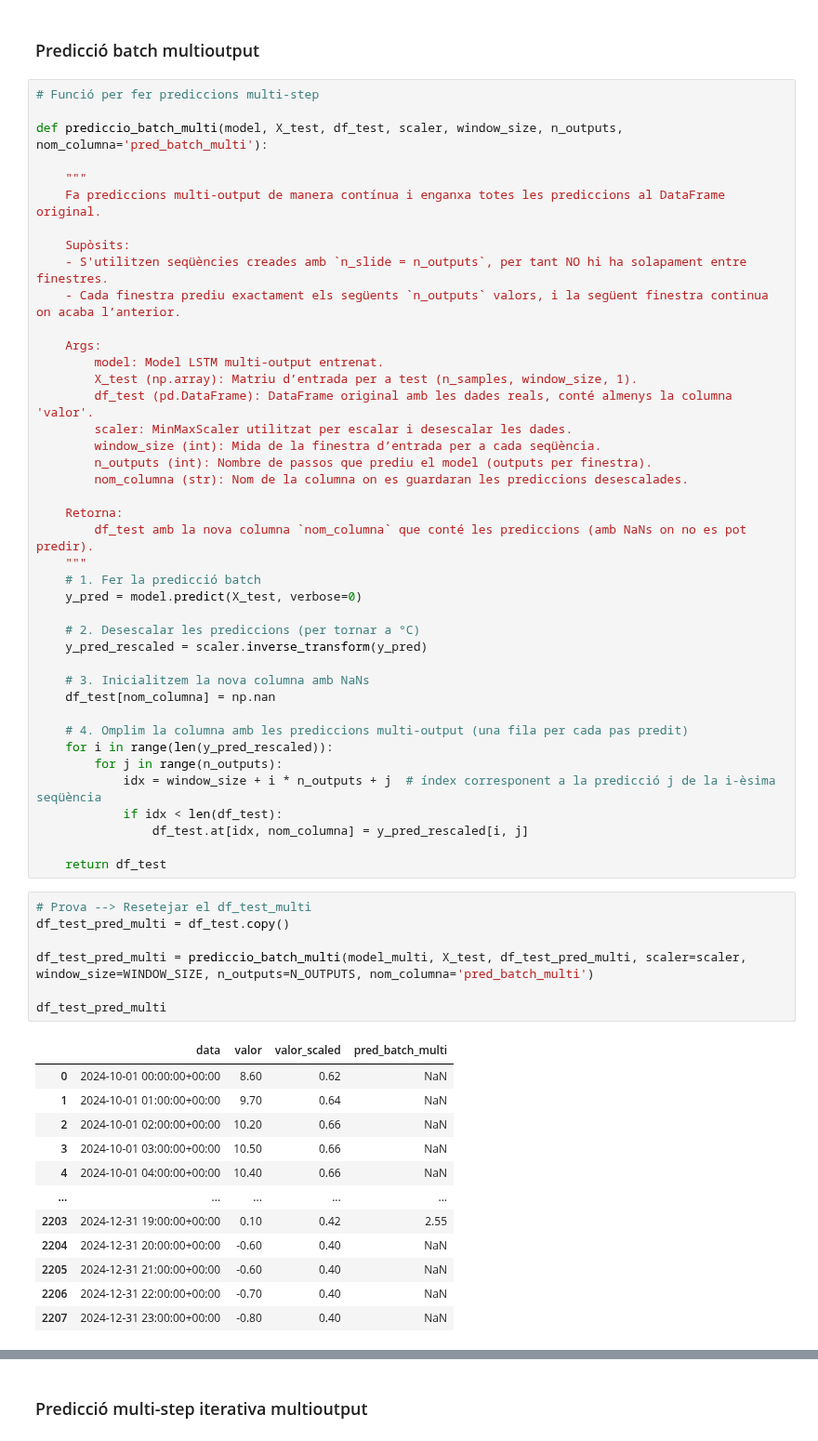
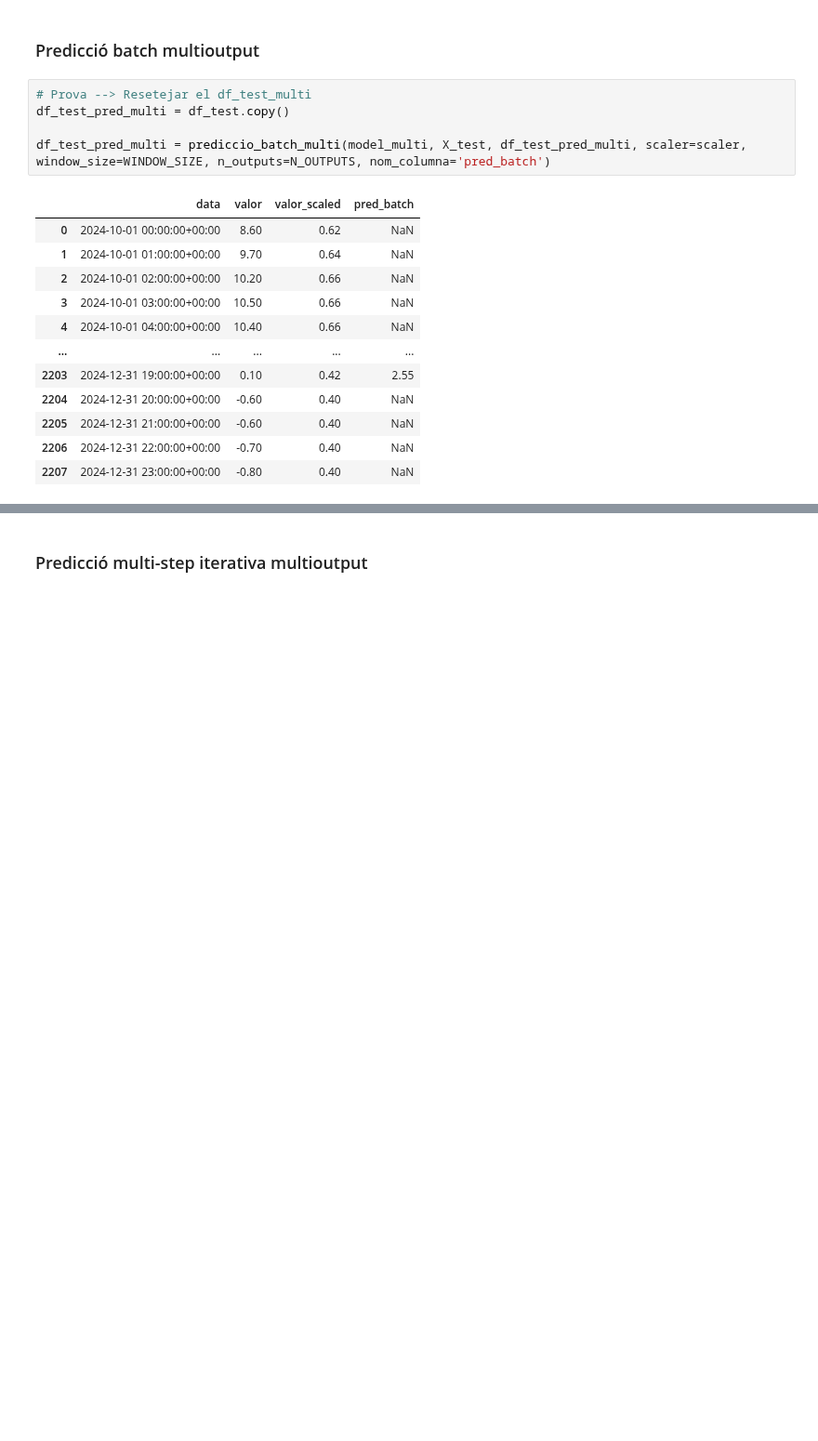
Before and after one commit to Paurro/TFM_SCM_Temperature_Forecasting_ML, a Jupyter notebook: models_prediccio/lstm_model.ipynb, the cells around one changed output, grey strips where cells are left out. Shown at 93% size. Saved outputs shown, nothing was run; the diff lists cells and outputs as text; blank space fills up the shorter version.

```diff
--- a/models_prediccio/lstm_model.ipynb
+++ b/models_prediccio/lstm_model.ipynb
@@ -1023,56 +691,13 @@ None
 ## Prediccions del model Multioutput
 # %% [markdown]
 ### Predicció batch multioutput
-# %%
-# Funció per fer prediccions multi-step
-
-def prediccio_batch_multi(model, X_test, df_test, scaler, window_size, n_outputs, nom_columna='pred_batch_multi'):
-
-    """
-    Fa prediccions multi-output de manera contínua i enganxa totes les prediccions al DataFrame original.
-
-    Supòsits:
-    - S'utilitzen seqüències creades amb `n_slide = n_outputs`, per tant NO hi ha solapament entre finestres.
-    - Cada finestra prediu exactament els següents `n_outputs` valors, i la següent finestra continua on acaba l’anterior.
-
-    Args:
-        model: Model LSTM multi-output entrenat.
-        X_test (np.array): Matriu d’entrada per a test (n_samples, window_size, 1).
-        df_test (pd.DataFrame): DataFrame original amb les dades reals, conté almenys la columna 'valor'.
-        scaler: MinMaxScaler utilitzat per escalar i desescalar les dades.
-        window_size (int): Mida de la finestra d’entrada per a cada seqüència.
-        n_outputs (int): Nombre de passos que prediu el model (outputs per finestra).
-        nom_columna (str): Nom de la columna on es guardaran les prediccions desescalades.
-
-    Retorna:
-        df_test amb la nova columna `nom_columna` que conté les prediccions (amb NaNs on no es pot predir).
-    """
-    # 1. Fer la predicció batch
-    y_pred = model.predict(X_test, verbose=0)
-
-    # 2. Desescalar les prediccions (per tornar a °C)
-    y_pred_rescaled = scaler.inverse_transform(y_pred)
-
-    # 3. Inicialitzem la nova columna amb NaNs
-    df_test[nom_columna] = np.nan
-
-    # 4. Omplim la columna amb les prediccions multi-output (una fila per cada pas predit)
-    for i in range(len(y_pred_rescaled)):
-        for j in range(n_outputs):
-            idx = window_size + i * n_outputs + j  # índex corresponent a la predicció j de la i-èsima seqüència
-            if idx < len(df_test):
-                df_test.at[idx, nom_columna] = y_pred_rescaled[i, j]
-
-    return df_test
 # %%
 # Prova --> Resetejar el df_test_multi
 df_test_pred_multi = df_test.copy()
 
-df_test_pred_multi = prediccio_batch_multi(model_multi, X_test, df_test_pred_multi, scaler=scaler, window_size=WINDOW_SIZE, n_outputs=N_OUTPUTS, nom_columna='pred_batch_multi')
-
-df_test_pred_multi
+df_test_pred_multi = prediccio_batch_multi(model_multi, X_test, df_test_pred_multi, scaler=scaler, window_size=WINDOW_SIZE, n_outputs=N_OUTPUTS, nom_columna='pred_batch')
 # %% [output]
-|  | data | valor | valor_scaled | pred_batch_multi |
+|  | data | valor | valor_scaled | pred_batch |
 | 0 | 2024-10-01 00:00:00+00:00 | 8.60 | 0.62 | NaN |
 | 1 | 2024-10-01 01:00:00+00:00 | 9.70 | 0.64 | NaN |
 | 2 | 2024-10-01 02:00:00+00:00 | 10.20 | 0.66 | NaN |
```
Also changed, not shown: parts of 30 cells of this notebook, 2 other files.
